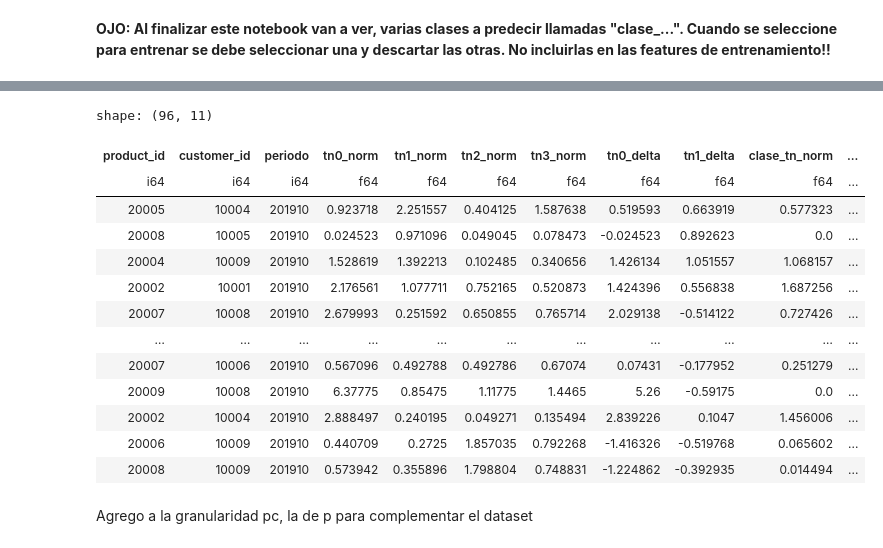
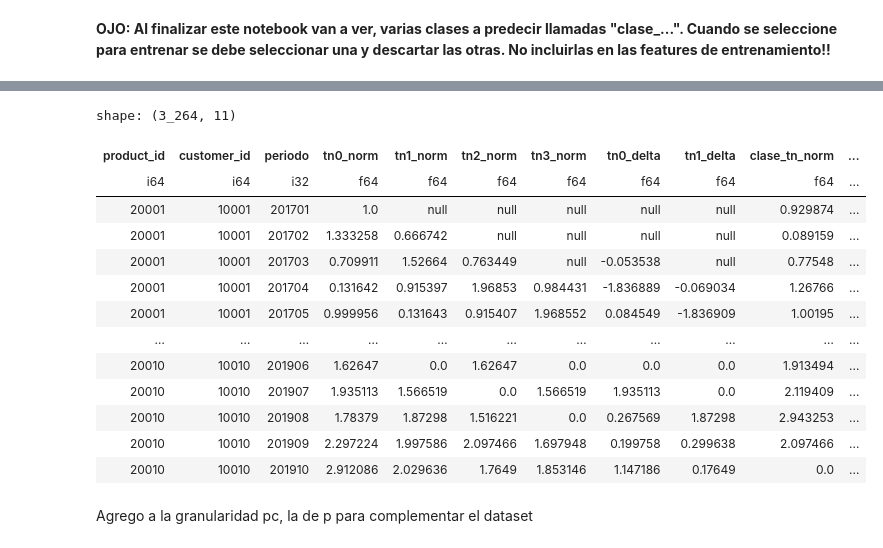
Before and after one commit to josekeh/labo3-2026r, a Jupyter notebook: exp_colab/02_FE.ipynb, the cells around one changed output, grey strips where cells are left out. Cells and saved outputs as stored; diff of their text form; code cells hidden in the pictures.

```diff
--- a/exp_colab/02_FE.ipynb
+++ b/exp_colab/02_FE.ipynb
@@ -32,20 +4,0 @@ shape: (2_945_818, 7)
-# %%
-#granularidad:
- # p: producto
- # pc: producto-cliente
-granularidad = "pc"
-
-
-if granularidad == "p":
-    # Por cada producto, se evalua cual es el período más antiguo en el que se vendió este producto para algún cliente. Luego se agrega este dato en una columna llamado "first_sell_in_period" manteniendo el dataset original. Para esto se puede usar la función groupby y agg de polars.
-    df = df.with_columns(
-        pl.col("periodo").min().over("product_id").alias("first_sell_in_period")
-    )
-    print(df)
-elif granularidad == "pc":
-    df = df.with_columns(
-    pl.col("periodo").min().over(["product_id", "customer_id"]).alias("first_sell_in_period")
-    )
-    print(df)
-else:
-    print("Granularidad no válida. Por favor, elija 'p' o 'pc'.")
@@ -176,0 +7,18 @@ shape: (10_096_720, 8)
+# %%
+import polars as pl
+
+# Se elige el nombre del dataset con el que se quiere trabajar
+dataset = "preprocesado_grpClienteProducto_fill0_denseLife.parquet"
+# dataset = "preprocesado_grpProducto_fillNA_denseFull_tgtFilter.parquet"
+
+
+# Leer archivo que sale del módulo 1
+# df_final = pl.read_parquet(f"/content/buckets/b1/datasets/{dataset}")
+df_final = pl.read_parquet(dataset)
+# Convertimos la columna periodo a formato entero YYYYMM
+df_final = df_final.with_columns(
+    (pl.col("periodo").dt.year() * 100 + pl.col("periodo").dt.month()).alias("periodo")
+)
+
+# Ver el dataset
+print(df_final)
@@ -553,23 +515,25 @@ df_norm.columns
  'clase_tn_delta']
 # %%
 #checkeo
-df_norm['product_id', 'customer_id', 'periodo', 'tn0_norm', 'tn1_norm','tn2_norm','tn3_norm','tn0_delta',
- 'tn1_delta','clase_tn_norm','clase_tn_delta']
+_cols = [c for c in ["product_id", "customer_id", "periodo", "tn0_norm", "tn1_norm",
+                     "tn2_norm", "tn3_norm", "tn0_delta", "tn1_delta",
+                     "clase_tn_norm", "clase_tn_delta"] if c in df_norm.columns]
+df_norm.select(_cols)
 # %% [output]
-shape: (96, 11)
+shape: (3_264, 11)
 | product_id | customer_id | periodo | tn0_norm | tn1_norm | tn2_norm | tn3_norm | tn0_delta | tn1_delta | clase_tn_norm | ... |
-| i64 | i64 | i64 | f64 | f64 | f64 | f64 | f64 | f64 | f64 | ... |
-| 20005 | 10004 | 201910 | 0.923718 | 2.251557 | 0.404125 | 1.587638 | 0.519593 | 0.663919 | 0.577323 | ... |
-| 20008 | 10005 | 201910 | 0.024523 | 0.971096 | 0.049045 | 0.078473 | -0.024523 | 0.892623 | 0.0 | ... |
-| 20004 | 10009 | 201910 | 1.528619 | 1.392213 | 0.102485 | 0.340656 | 1.426134 | 1.051557 | 1.068157 | ... |
-| 20002 | 10001 | 201910 | 2.176561 | 1.077711 | 0.752165 | 0.520873 | 1.424396 | 0.556838 | 1.687256 | ... |
-| 20007 | 10008 | 201910 | 2.679993 | 0.251592 | 0.650855 | 0.765714 | 2.029138 | -0.514122 | 0.727426 | ... |
+| i64 | i64 | i32 | f64 | f64 | f64 | f64 | f64 | f64 | f64 | ... |
+| 20001 | 10001 | 201701 | 1.0 | null | null | null | null | null | 0.929874 | ... |
+| 20001 | 10001 | 201702 | 1.333258 | 0.666742 | null | null | null | null | 0.089159 | ... |
+| 20001 | 10001 | 201703 | 0.709911 | 1.52664 | 0.763449 | null | -0.053538 | null | 0.77548 | ... |
+| 20001 | 10001 | 201704 | 0.131642 | 0.915397 | 1.96853 | 0.984431 | -1.836889 | -0.069034 | 1.26766 | ... |
+| 20001 | 10001 | 201705 | 0.999956 | 0.131643 | 0.915407 | 1.968552 | 0.084549 | -1.836909 | 1.00195 | ... |
 | … | … | … | … | … | … | … | … | … | … | ... |
-| 20007 | 10006 | 201910 | 0.567096 | 0.492788 | 0.492786 | 0.67074 | 0.07431 | -0.177952 | 0.251279 | ... |
-| 20009 | 10008 | 201910 | 6.37775 | 0.85475 | 1.11775 | 1.4465 | 5.26 | -0.59175 | 0.0 | ... |
-| 20002 | 10004 | 201910 | 2.888497 | 0.240195 | 0.049271 | 0.135494 | 2.839226 | 0.1047 | 1.456006 | ... |
-| 20006 | 10009 | 201910 | 0.440709 | 0.2725 | 1.857035 | 0.792268 | -1.416326 | -0.519768 | 0.065602 | ... |
-| 20008 | 10009 | 201910 | 0.573942 | 0.355896 | 1.798804 | 0.748831 | -1.224862 | -0.392935 | 0.014494 | ... |
+| 20010 | 10010 | 201906 | 1.62647 | 0.0 | 1.62647 | 0.0 | 0.0 | 0.0 | 1.913494 | ... |
+| 20010 | 10010 | 201907 | 1.935113 | 1.566519 | 0.0 | 1.566519 | 1.935113 | 0.0 | 2.119409 | ... |
+| 20010 | 10010 | 201908 | 1.78379 | 1.87298 | 1.516221 | 0.0 | 0.267569 | 1.87298 | 2.943253 | ... |
+| 20010 | 10010 | 201909 | 2.297224 | 1.997586 | 2.097466 | 1.697948 | 0.199758 | 0.299638 | 2.097466 | ... |
+| 20010 | 10010 | 201910 | 2.912086 | 2.029636 | 1.7649 | 1.853146 | 1.147186 | 0.17649 | 0.0 | ... |
 # %% [markdown]
 Agrego a la granularidad pc, la de p para complementar el dataset
 # %%
```
Also changed, not shown: parts of 43 cells of this notebook.
